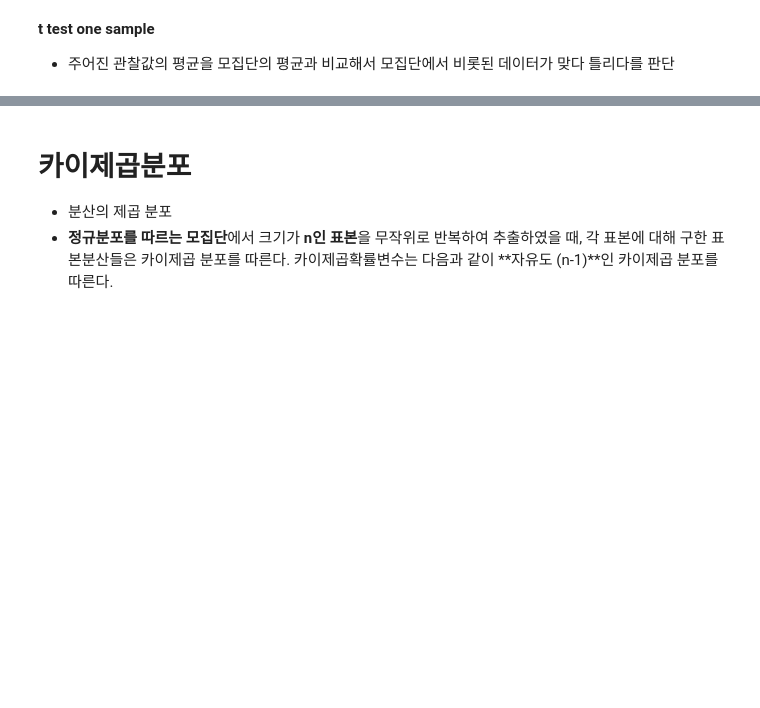
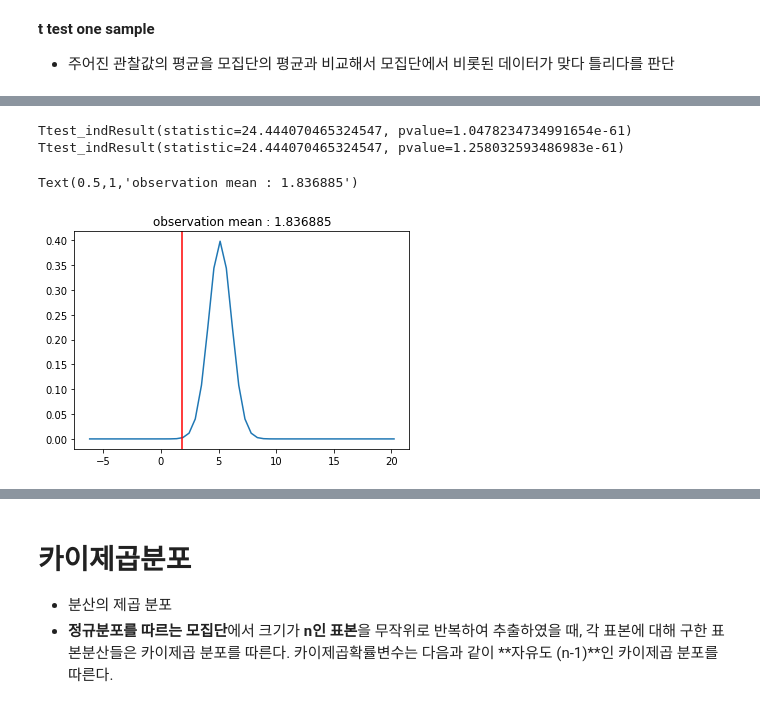
Before and after one commit to k821209/biostatistics, a Jupyter notebook: 2018/biostatistics_170831.ipynb, the cells around one changed output, grey strips where cells are left out. Drawn from its saved outputs; the diff is of its cells as text; code cells hidden in the pictures; blank space fills up the shorter version.

```diff
--- a/2018/biostatistics_170831.ipynb
+++ b/2018/biostatistics_170831.ipynb
@@ -248,3 +286,16 @@ Ttest_1sampResult(statistic=0.72691058633782524, pvalue=0.47073942912686129)
+# %%
+print(ttest_ind(a, b, equal_var=True)) # identical variance
+print(ttest_ind(a, b, equal_var=False)) # unidentical variance 대부분의 경우 비교 대상의 분산이 같지 않음.
+xx = np.linspace(min(a+b)-10,max(a+b)+10)
+rv = t(df=len(a),loc=np.mean(a))
+plt.plot(xx, rv.pdf(xx), label=("studen-t (dof = %d)" % df))
+plt.axvline(x=np.mean(b),c='r')
+plt.title("observation mean : %f"%np.mean(b))
+# %% [output]
+Ttest_indResult(statistic=24.444070465324547, pvalue=1.0478234734991654e-61)
+Ttest_indResult(statistic=24.444070465324547, pvalue=1.258032593486983e-61)
+Text(0.5,1,'observation mean : 1.836885')
+[figure, added]
 # %%
 a = [30.02,29.99,30.11,29.97,30.01,29.99]
 b = [29.89,29.93,29.72,29.98,30.02,29.98]
```
Also changed, not shown: parts of 13 cells of this notebook, 29 other files.
